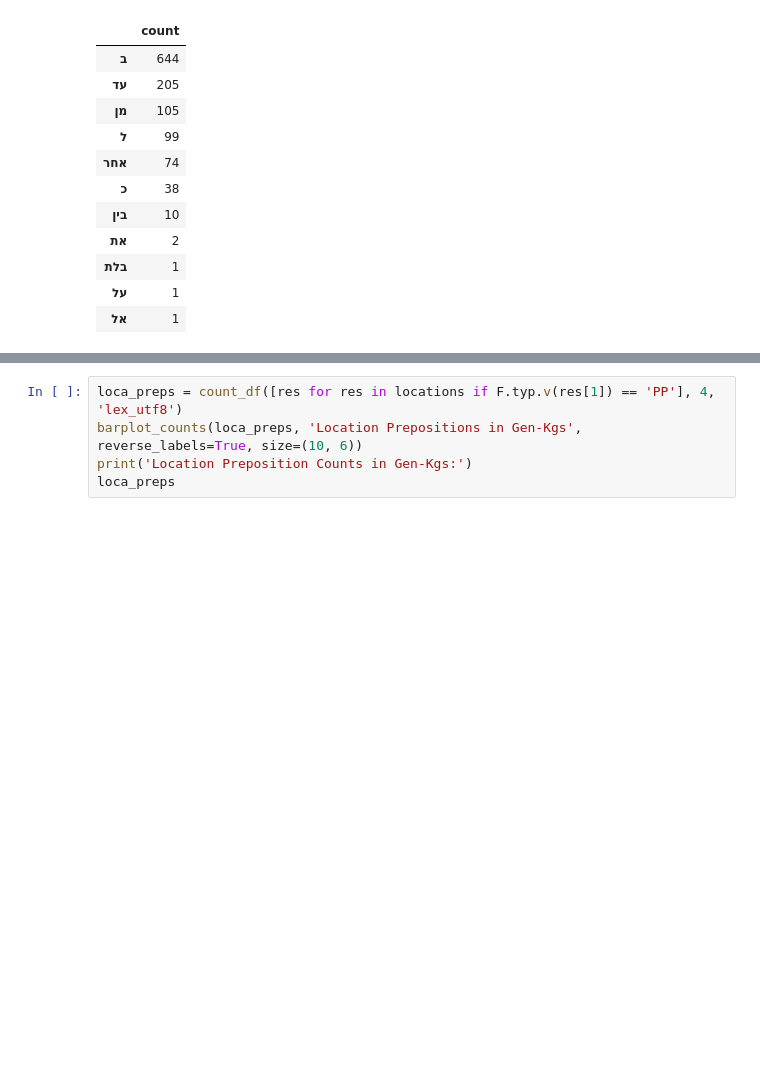
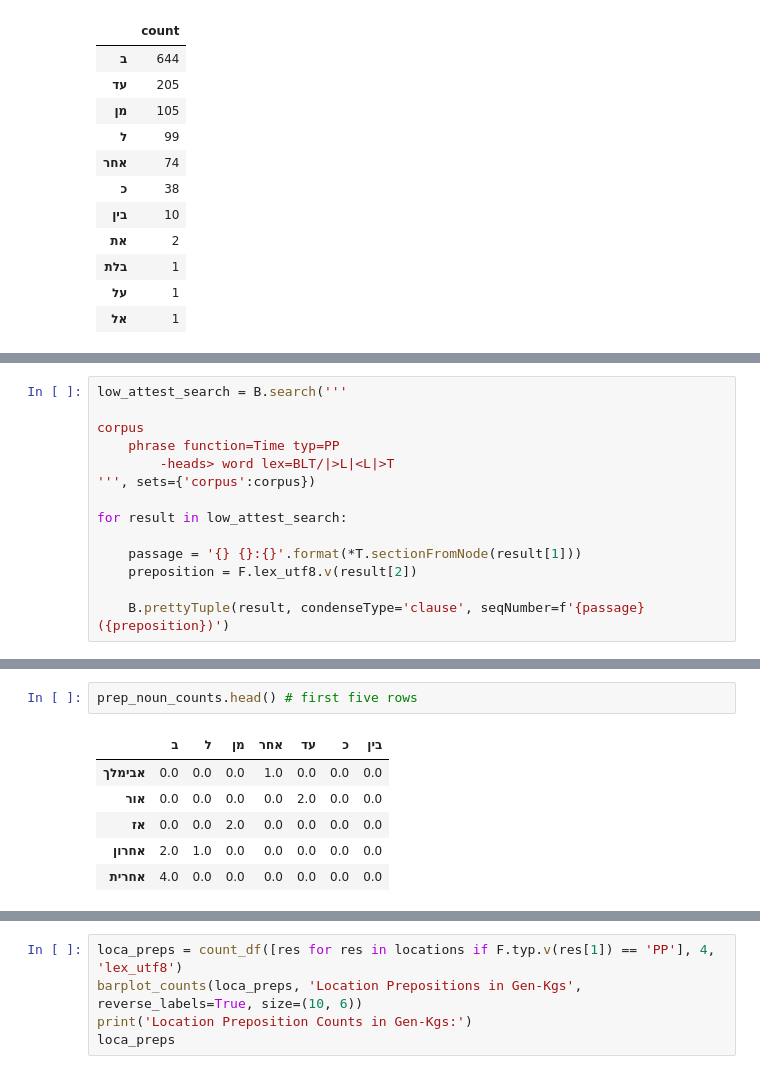
Before and after one commit to CambridgeSemiticsLab/BH_time_collocations, a Jupyter notebook: analysis/SBH_time_expressions.ipynb, the cells around one changed output, grey strips where cells are left out. Saved outputs shown, nothing was run; the diff lists cells and outputs as text; blank space fills up the shorter version.

```diff
--- a/analysis/SBH_time_expressions.ipynb
+++ b/analysis/SBH_time_expressions.ipynb
@@ -149,0 +164,14 @@ Prepositions and their frequency:
+# %%
+low_attest_search = B.search('''
+
+corpus
+    phrase function=Time typ=PP
+        -heads> word lex=BLT/|>L|<L|>T
+''', sets={'corpus':corpus})
+
+for result in low_attest_search:
+
+    passage = '{} {}:{}'.format(*T.sectionFromNode(result[1]))
+    preposition = F.lex_utf8.v(result[2])
+
+    B.prettyTuple(result, condenseType='clause', seqNumber=f'{passage} ({preposition})')
@@ -149,0 +319,9 @@ Prepositions and their frequency:
+# %%
+prep_noun_counts.head() # first five rows
+# %% [output]
+|  | ב | ל | מן | אחר | עד | כ | בין |
+| אבימלך | 0.0 | 0.0 | 0.0 | 1.0 | 0.0 | 0.0 | 0.0 |
+| אור | 0.0 | 0.0 | 0.0 | 0.0 | 2.0 | 0.0 | 0.0 |
+| אז | 0.0 | 0.0 | 2.0 | 0.0 | 0.0 | 0.0 | 0.0 |
+| אחרון | 2.0 | 1.0 | 0.0 | 0.0 | 0.0 | 0.0 | 0.0 |
+| אחרית | 4.0 | 0.0 | 0.0 | 0.0 | 0.0 | 0.0 | 0.0 |
```
Also changed, not shown: parts of 32 cells of this notebook, 1 other file.
